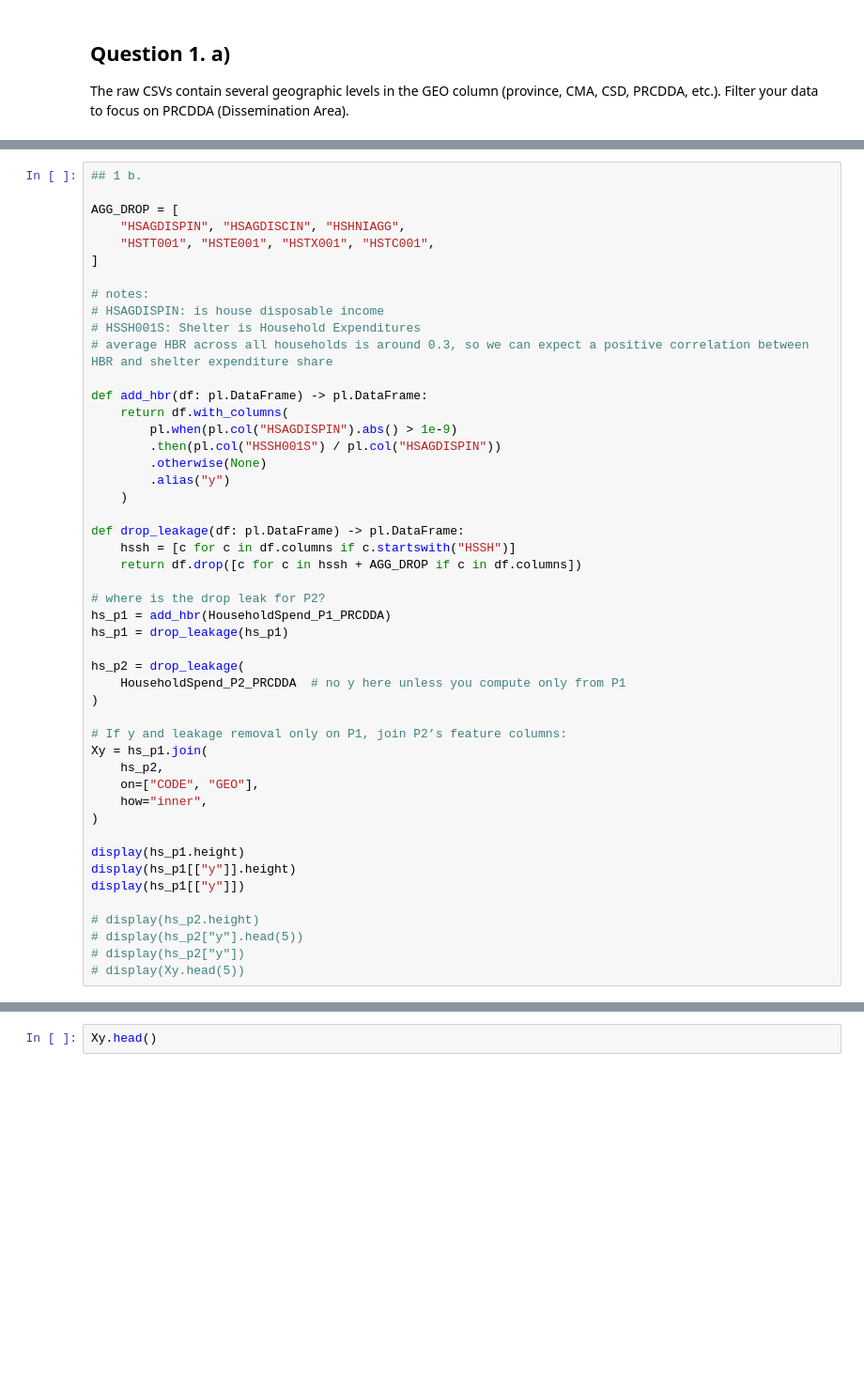
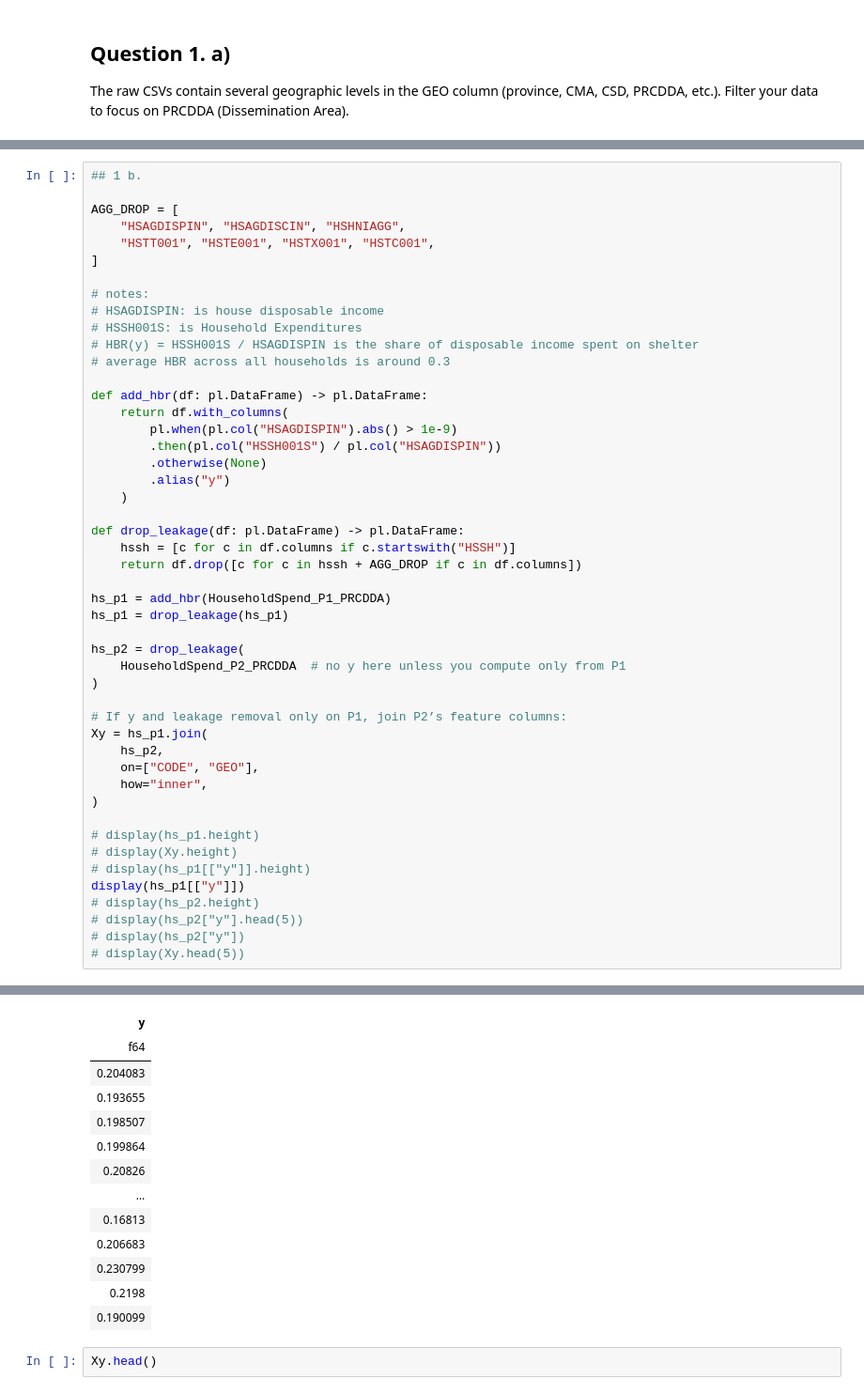
Before and after one commit to PhilippMayorov/UG39_Group_Project, a Jupyter notebook: CAD_household_analysis.ipynb, the cells around one changed output, grey strips where cells are left out. Shown at 94% size. Drawn from its saved outputs; the diff is of its cells as text; blank space fills up the shorter version.

```diff
--- a/CAD_household_analysis.ipynb
+++ b/CAD_household_analysis.ipynb
@@ -236,8 +235,9 @@ AGG_DROP = [
 
 # notes:
 # HSAGDISPIN: is house disposable income
-# HSSH001S: Shelter is Household Expenditures
-# average HBR across all households is around 0.3, so we can expect a positive correlation between HBR and shelter expenditure share
+# HSSH001S: is Household Expenditures
+# HBR(y) = HSSH001S / HSAGDISPIN is the share of disposable income spent on shelter
+# average HBR across all households is around 0.3
 
 def add_hbr(df: pl.DataFrame) -> pl.DataFrame:
     return df.with_columns(
@@ -251,7 +251,6 @@ def drop_leakage(df: pl.DataFrame) -> pl.DataFrame:
     hssh = [c for c in df.columns if c.startswith("HSSH")]
     return df.drop([c for c in hssh + AGG_DROP if c in df.columns])
 
-# where is the drop leak for P2?
 hs_p1 = add_hbr(HouseholdSpend_P1_PRCDDA)
 hs_p1 = drop_leakage(hs_p1)
 
@@ -266,11 +265,12 @@ Xy = hs_p1.join(
     how="inner",
 )
 
-display(hs_p1.height)
-display(hs_p1[["y"]].height)
+# display(hs_p1.height)
+# display(Xy.height)
+# display(hs_p1[["y"]].height)
 display(hs_p1[["y"]])
-
 # display(hs_p2.height)
 # display(hs_p2["y"].head(5))
 # display(hs_p2["y"])
 # display(Xy.head(5))
+# %% [output]
@@ -277,3 +278,16 @@ display(hs_p1[["y"]])
+| y |
+| f64 |
+| 0.204083 |
+| 0.193655 |
+| 0.198507 |
+| 0.199864 |
+| 0.20826 |
+| … |
+| 0.16813 |
+| 0.206683 |
+| 0.230799 |
+| 0.2198 |
+| 0.190099 |
 # %%
 Xy.head()
 # %% [output]
```
Also changed, not shown: parts of 6 cells of this notebook, 1 other file.
